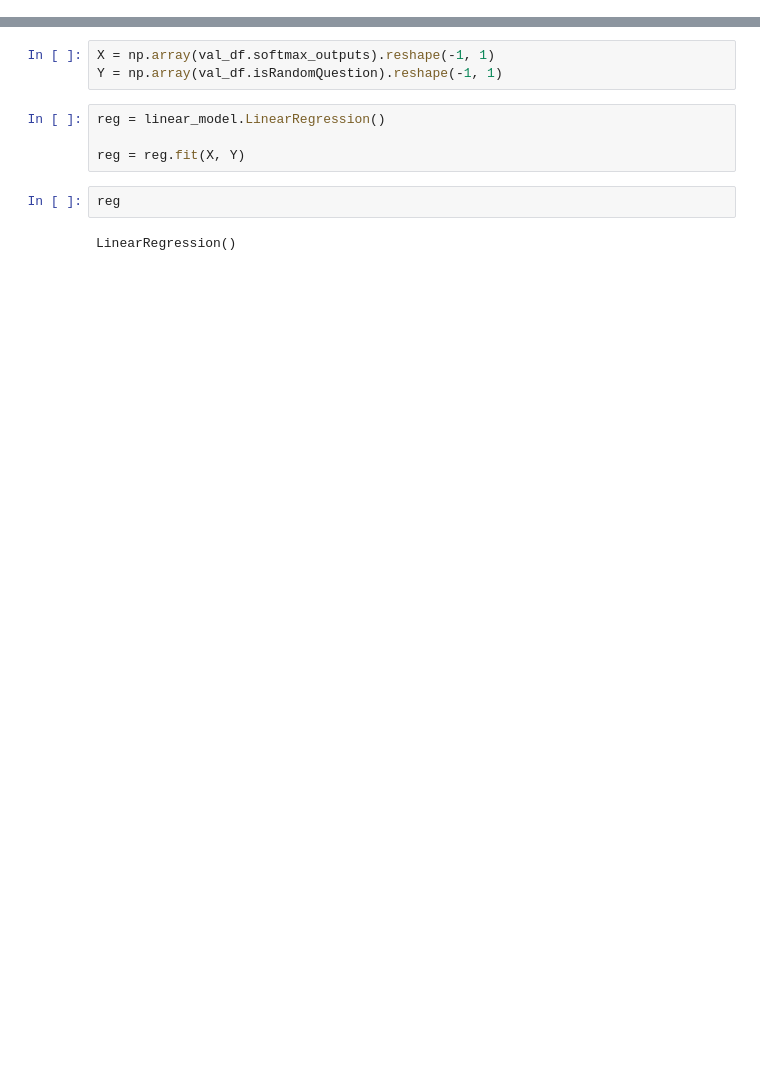
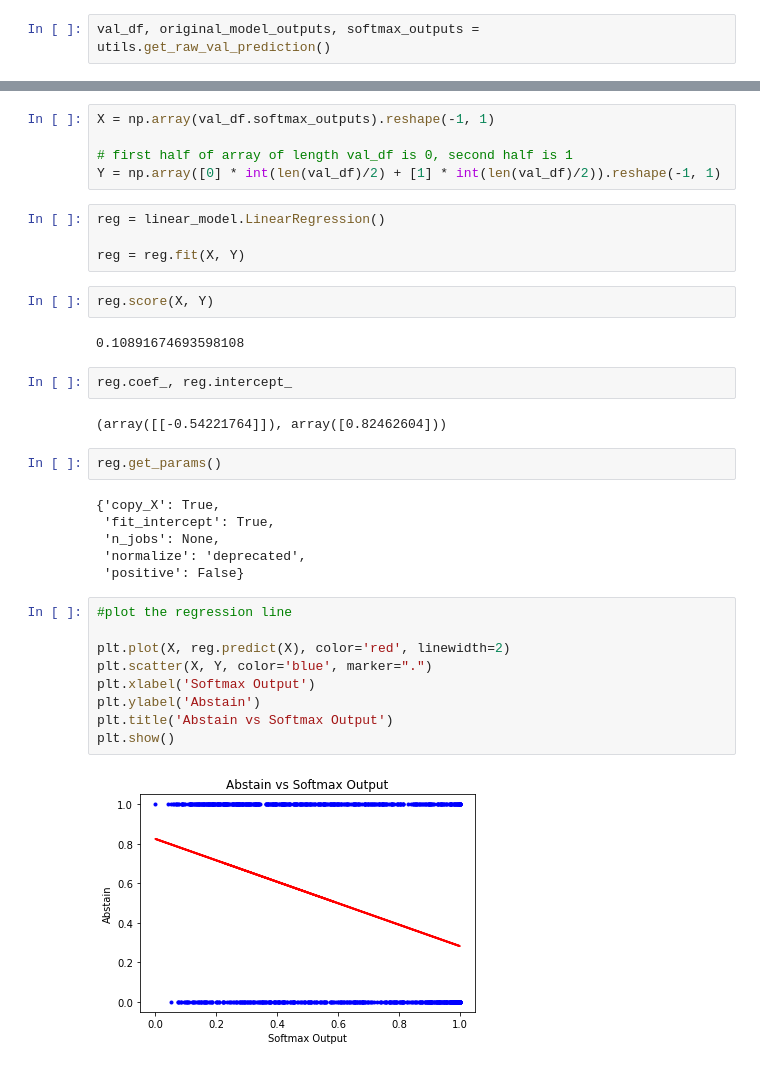
Before and after one commit to tanushreebanerjee/iw-spring-23, a Jupyter notebook: utils/abstain_softmax_linear_classifier.ipynb, the cells around one changed output, grey strips where cells are left out. Drawn from its saved outputs; the diff is of its cells as text; blank space fills up the shorter version.

```diff
--- a/utils/abstain_softmax_linear_classifier.ipynb
+++ b/utils/abstain_softmax_linear_classifier.ipynb
@@ -121,0 +14,2 @@ Unsupported number of image dimensions: 2 ==> Skipping this image
+# %%
+val_df, original_model_outputs, softmax_outputs =  utils.get_raw_val_prediction()
@@ -122,14 +19,39 @@ Unsupported number of image dimensions: 2 ==> Skipping this image
 # %%
 X = np.array(val_df.softmax_outputs).reshape(-1, 1)
-Y = np.array(val_df.isRandomQuestion).reshape(-1, 1)
+
+# first half of array of length val_df is 0, second half is 1
+Y = np.array([0] * int(len(val_df)/2) + [1] * int(len(val_df)/2)).reshape(-1, 1)
 # %%
 reg = linear_model.LinearRegression()
 
 reg = reg.fit(X, Y)
+# %%
+reg.score(X, Y)
+# %% [output]
+0.10891674693598108
+# %%
+reg.coef_, reg.intercept_
+# %% [output]
+(array([[-0.54221764]]), array([0.82462604]))
 # %%
-reg
+reg.get_params()
 # %% [output]
-LinearRegression()
+{'copy_X': True,
+ 'fit_intercept': True,
+ 'n_jobs': None,
+ 'normalize': 'deprecated',
+ 'positive': False}
+# %%
+#plot the regression line
+
+plt.plot(X, reg.predict(X), color='red', linewidth=2)
+plt.scatter(X, Y, color='blue', marker=".")
+plt.xlabel('Softmax Output')
+plt.ylabel('Abstain')
+plt.title('Abstain vs Softmax Output')
+plt.show()
+# %% [output]
+[figure, added]
 # %%
 def get_test_set_preds(reg):
 
```
Also changed, not shown: parts of 16 cells of this notebook, 3 other files.
